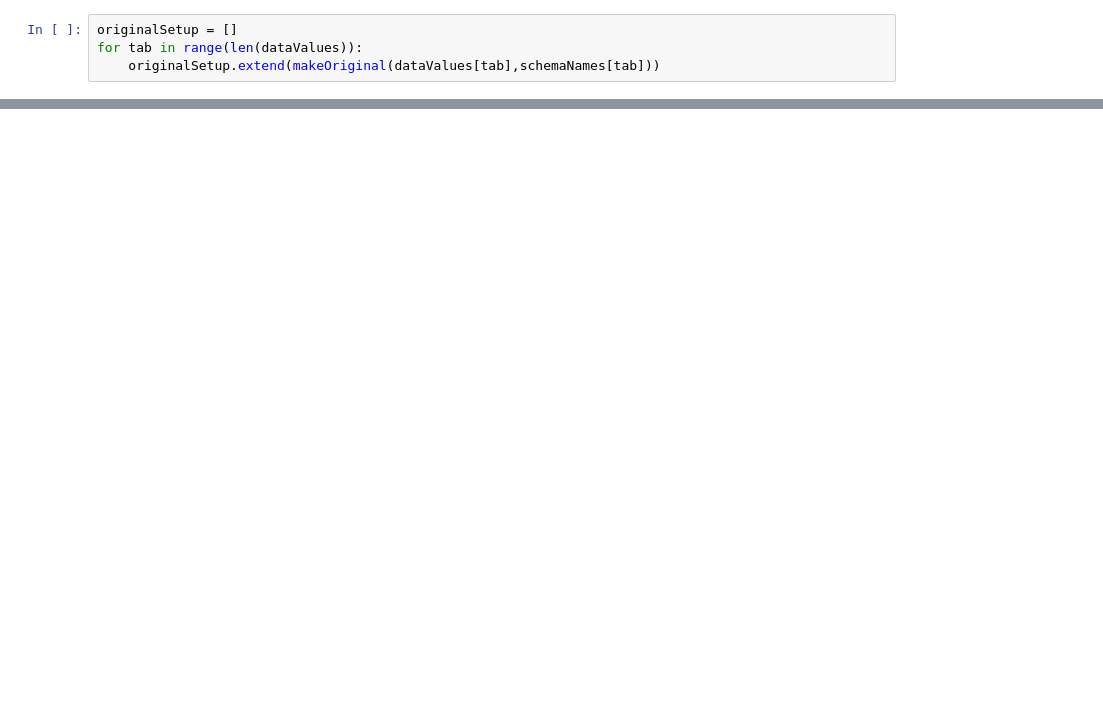
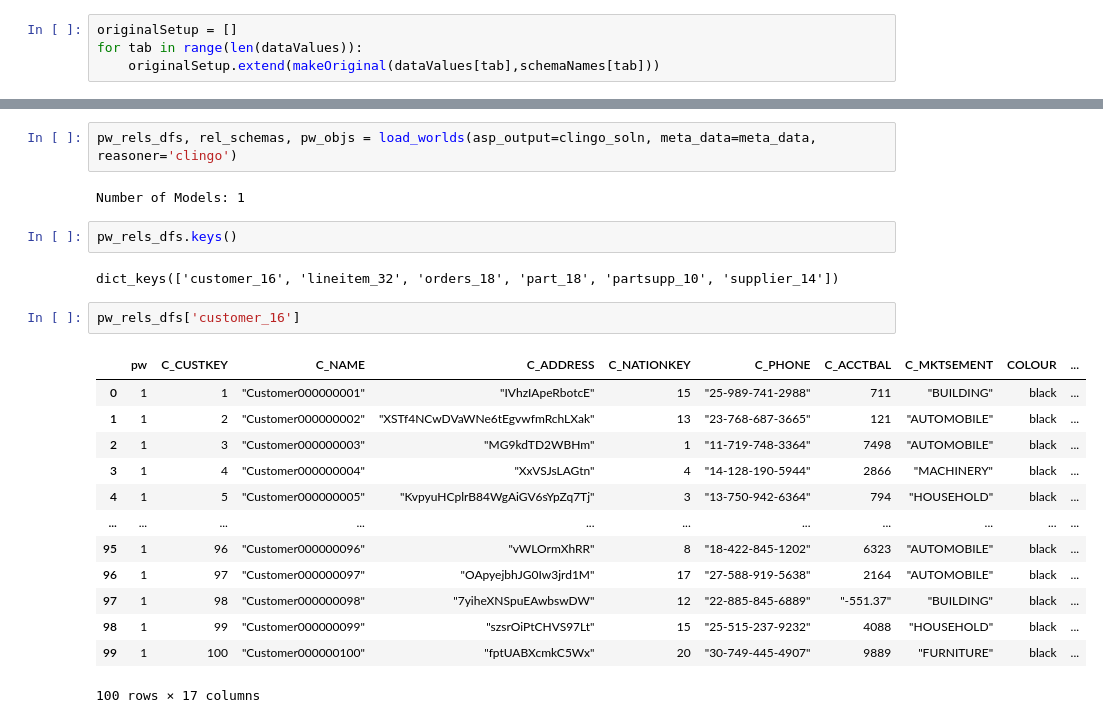
Before and after one commit to mj1e16lsst/abduction, a Jupyter notebook: TPC-H.ipynb, the cells around one changed output, grey strips where cells are left out. Cells and saved outputs as stored; diff of their text form; blank space fills up the shorter version.

```diff
--- a/TPC-H.ipynb
+++ b/TPC-H.ipynb
@@ -119,0 +157,24 @@ t = Time("1996-01-18", format='isot', scale='utc')
+# %%
+pw_rels_dfs, rel_schemas, pw_objs = load_worlds(asp_output=clingo_soln, meta_data=meta_data, reasoner='clingo')
+# %% [output]
+Number of Models: 1
+# %%
+pw_rels_dfs.keys()
+# %% [output]
+dict_keys(['customer_16', 'lineitem_32', 'orders_18', 'part_18', 'partsupp_10', 'supplier_14'])
+# %%
+pw_rels_dfs['customer_16']
+# %% [output]
+|  | pw | C_CUSTKEY | C_NAME | C_ADDRESS | C_NATIONKEY | C_PHONE | C_ACCTBAL | C_MKTSEMENT | COLOUR | ... |
+| 0 | 1 | 1 | "Customer000000001" | "IVhzIApeRbotcE" | 15 | "25-989-741-2988" | 711 | "BUILDING" | black | ... |
+| 1 | 1 | 2 | "Customer000000002" | "XSTf4NCwDVaWNe6tEgvwfmRchLXak" | 13 | "23-768-687-3665" | 121 | "AUTOMOBILE" | black | ... |
+| 2 | 1 | 3 | "Customer000000003" | "MG9kdTD2WBHm" | 1 | "11-719-748-3364" | 7498 | "AUTOMOBILE" | black | ... |
+| 3 | 1 | 4 | "Customer000000004" | "XxVSJsLAGtn" | 4 | "14-128-190-5944" | 2866 | "MACHINERY" | black | ... |
+| 4 | 1 | 5 | "Customer000000005" | "KvpyuHCplrB84WgAiGV6sYpZq7Tj" | 3 | "13-750-942-6364" | 794 | "HOUSEHOLD" | black | ... |
+| ... | ... | ... | ... | ... | ... | ... | ... | ... | ... | ... |
+| 95 | 1 | 96 | "Customer000000096" | "vWLOrmXhRR" | 8 | "18-422-845-1202" | 6323 | "AUTOMOBILE" | black | ... |
+| 96 | 1 | 97 | "Customer000000097" | "OApyejbhJG0Iw3jrd1M" | 17 | "27-588-919-5638" | 2164 | "AUTOMOBILE" | black | ... |
+| 97 | 1 | 98 | "Customer000000098" | "7yiheXNSpuEAwbswDW" | 12 | "22-885-845-6889" | "-551.37" | "BUILDING" | black | ... |
+| 98 | 1 | 99 | "Customer000000099" | "szsrOiPtCHVS97Lt" | 15 | "25-515-237-9232" | 4088 | "HOUSEHOLD" | black | ... |
+| 99 | 1 | 100 | "Customer000000100" | "fptUABXcmkC5Wx" | 20 | "30-749-445-4907" | 9889 | "FURNITURE" | black | ... |
+100 rows × 17 columns
```
Also changed, not shown: parts of 33 cells of this notebook.
